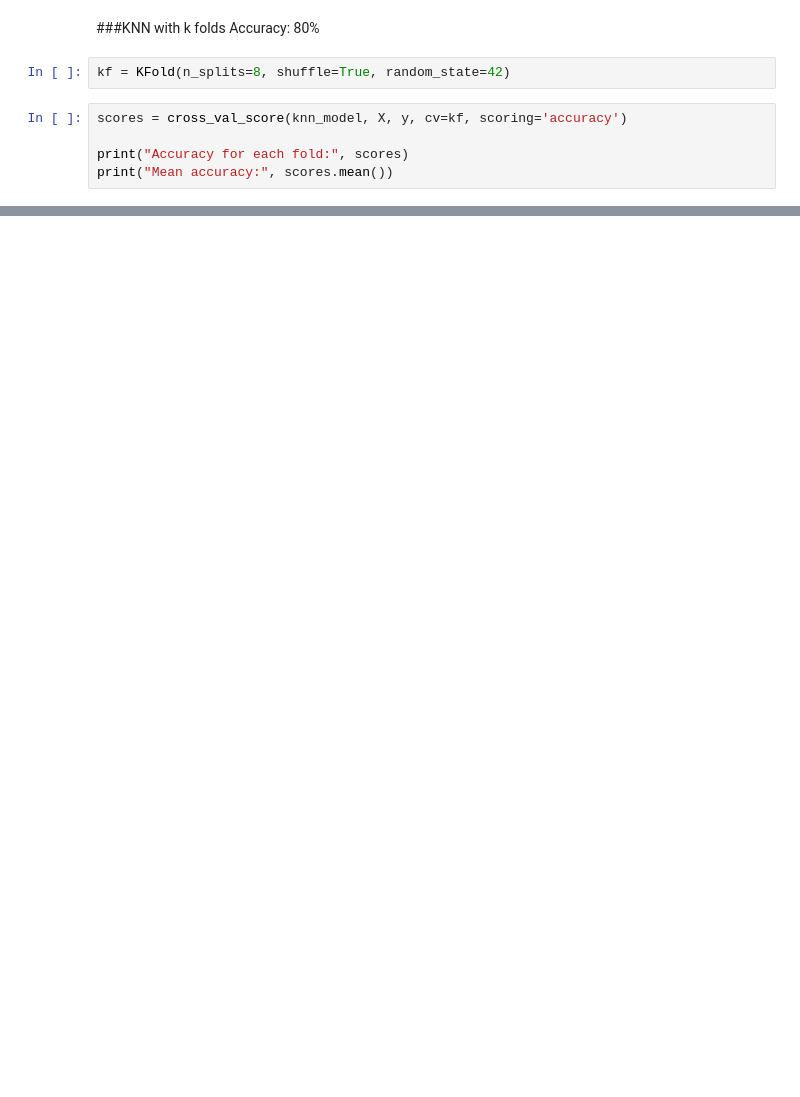
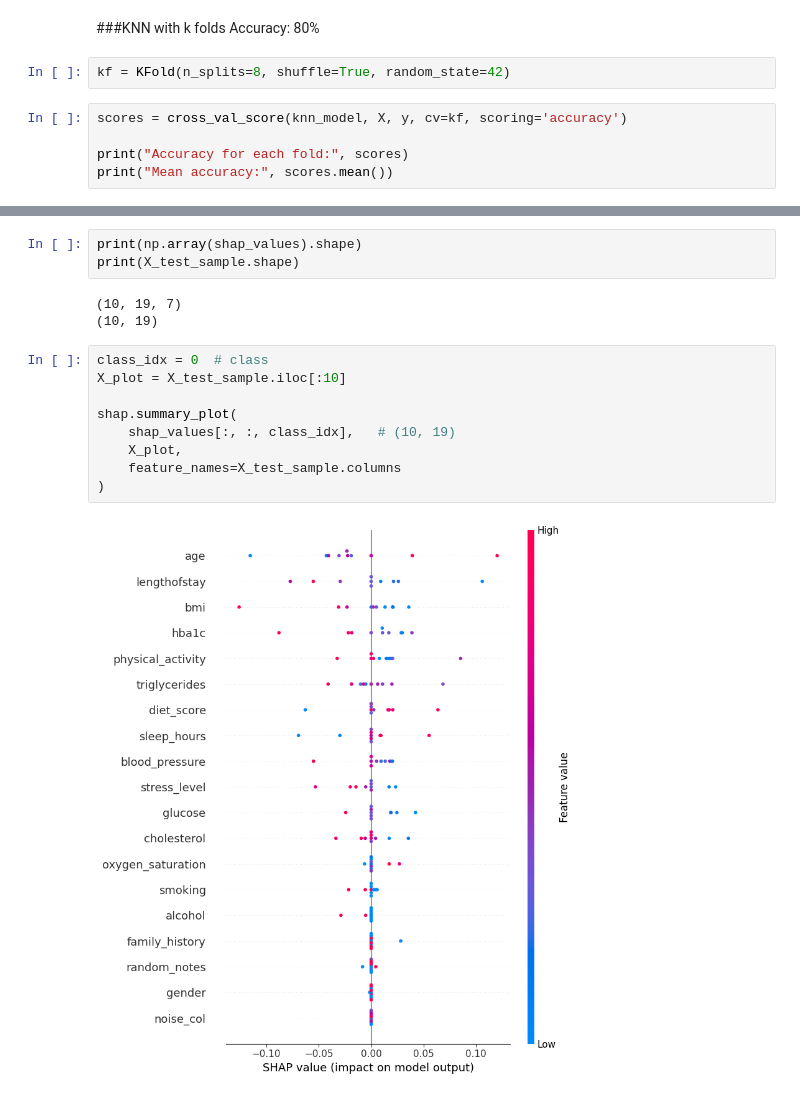
Before and after one commit to mikakia/Project-in-HealthCare, a Jupyter notebook: Healthcare_Risk_Factors.ipynb, the cells around one changed output, grey strips where cells are left out. Saved outputs shown, nothing was run; the diff lists cells and outputs as text; blank space fills up the shorter version.

```diff
--- a/Healthcare_Risk_Factors.ipynb
+++ b/Healthcare_Risk_Factors.ipynb
@@ -435,0 +942,17 @@ print("Mean accuracy:", scores.mean())
+# %%
+print(np.array(shap_values).shape)
+print(X_test_sample.shape)
+# %% [output]
+(10, 19, 7)
+(10, 19)
+# %%
+class_idx = 0  # class
+X_plot = X_test_sample.iloc[:10]
+
+shap.summary_plot(
+    shap_values[:, :, class_idx],   # (10, 19)
+    X_plot,
+    feature_names=X_test_sample.columns
+)
+# %% [output]
+[figure, added]
```
Also changed, not shown: parts of 74 cells of this notebook.
